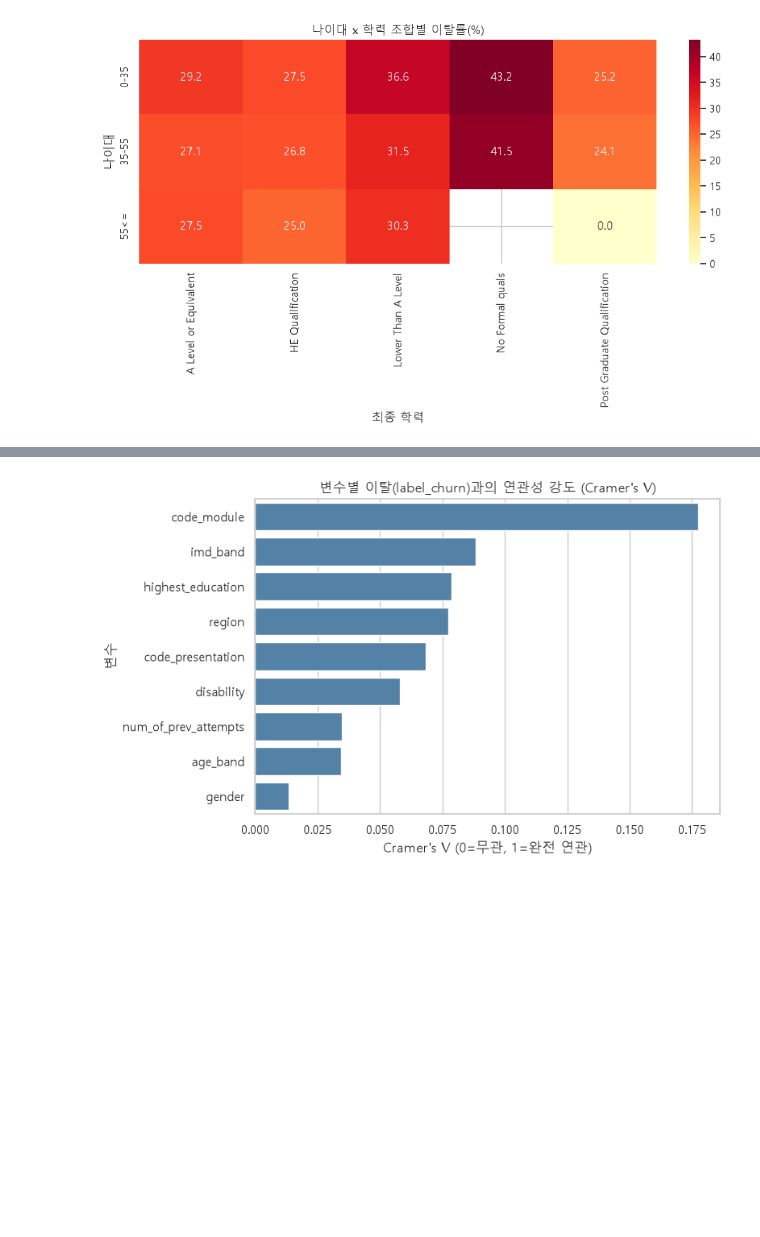
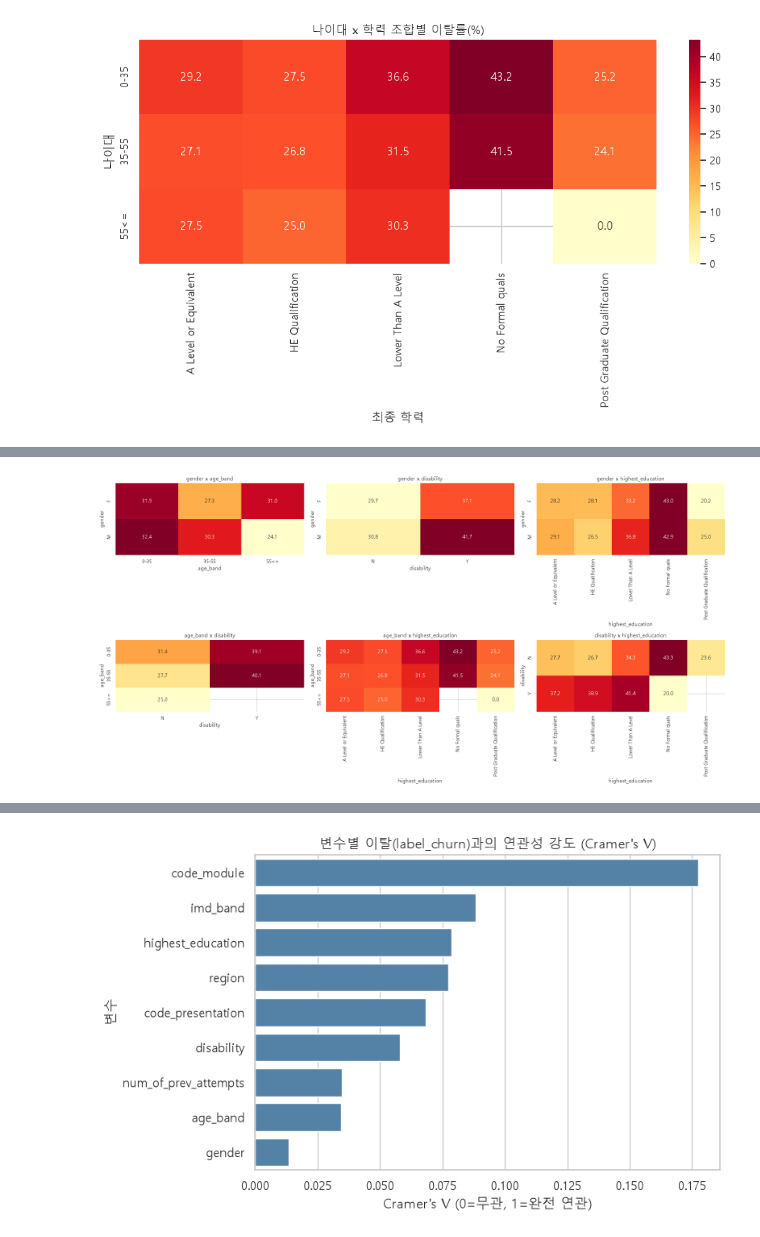
Before and after one commit to KimInSeok-DA/Team_Project_DA, a Jupyter notebook: Notebooks/01_EDA_Student_info.ipynb, the cells around one changed output, grey strips where cells are left out. Cells and saved outputs as stored; diff of their text form; code cells hidden in the pictures; blank space fills up the shorter version.

```diff
--- a/Notebooks/01_Student_info_EDA.ipynb
+++ b/Notebooks/01_EDA_Student_info.ipynb
@@ -346,0 +354,25 @@ plt.show()
+# %%
+# 카테고리 수가 적은(2~5개) 변수들만 모아서, 가능한 모든 2개 조합의 이탈률(%) 히트맵을 그립니다.
+small_vars = ["gender", "age_band", "disability", "highest_education"]
+
+# 이중 반복문으로 "중복 없는 모든 쌍"을 만듭니다.
+# (a, b)와 (b, a)는 같은 정보이므로, b는 항상 a보다 뒤에 있는 변수만 사용합니다.
+pairs = [(a, b) for i, a in enumerate(small_vars) for b in small_vars[i + 1:]]
+
+fig, axes = plt.subplots(2, 3, figsize=(20, 10))
+axes = axes.flatten()
+
+for i, (a, b) in enumerate(pairs):
+    # crosstab에 aggfunc을 넣어 각 (a, b) 조합 셀의 이탈률(%)을 계산합니다.
+    ct = pd.crosstab(info[a], info[b], info["label_churn"],
+                      aggfunc=lambda x: (x == "이탈").mean() * 100)
+    sns.heatmap(ct, annot=True, fmt=".1f", cmap="YlOrRd", ax=axes[i], cbar=False)
+    axes[i].set_title(f"{a} x {b}")
+
+plt.tight_layout()
+plt.show()
+
+# [해석 포인트] 조합마다 색이 진해지는(=이탈률이 높은) 셀을 찾으면
+# "어떤 인구통계 조합이 특히 위험한지"를 한눈에 비교할 수 있습니다.
+# %% [output]
+[figure, added]
```
Also changed, not shown: parts of 9 cells of this notebook.
